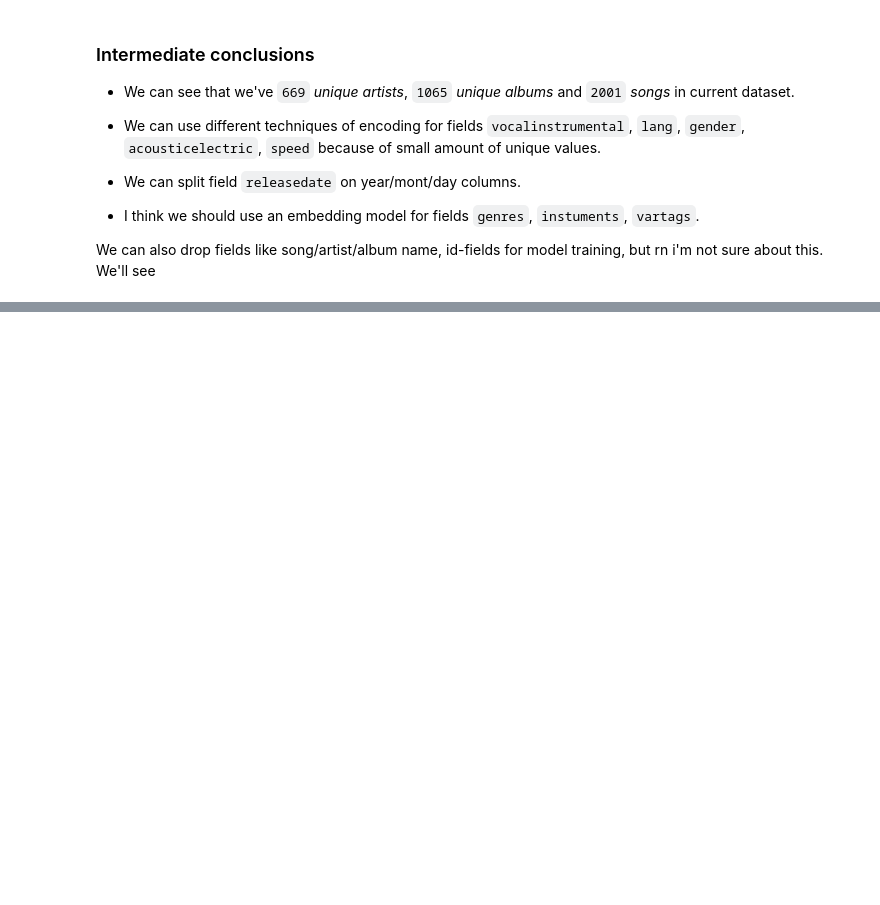
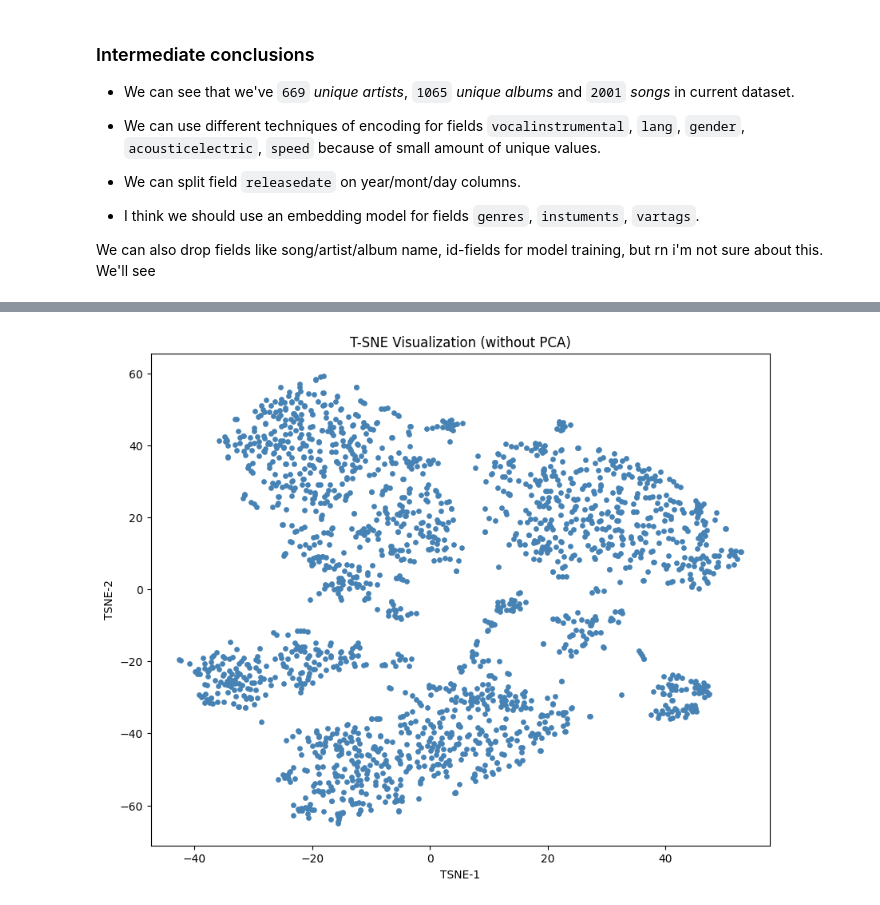
Before and after one commit to layvvs/hse-ai-year-project-2025, a Jupyter notebook: bmyakin-eda/eda.ipynb, the cells around one changed output, grey strips where cells are left out. Cells and saved outputs as stored; diff of their text form; code cells hidden in the pictures; blank space fills up the shorter version.

```diff
--- a/bmyakin-eda/eda.ipynb
+++ b/bmyakin-eda/eda.ipynb
@@ -170,0 +531,28 @@ We can also drop fields like song/artist/album name, id-fields for model trainin
+# %%
+from sklearn.manifold import TSNE
+import matplotlib.pyplot as plt
+
+X = df.drop(columns=[
+    'id', 'artist_id', 'artist_name', 'album_id', 'album_name',
+    'name', 'releasedate_year', 'releasedate_month', 'releasedate_day'
+], errors='ignore', axis=1)
+
+
+tsne = TSNE(
+    n_components=2,
+    perplexity=30,
+    learning_rate=200,
+    max_iter=1000,
+    random_state=42
+)
+X_tsne_no_pca = tsne.fit_transform(X)
+
+plt.figure(figsize=(10, 8))
+plt.scatter(X_tsne_no_pca[:, 0], X_tsne_no_pca[:, 1], s=15, color='steelblue')
+
+plt.title("T-SNE Visualization (without PCA)")
+plt.xlabel("TSNE-1")
+plt.ylabel("TSNE-2")
+plt.show()
+# %% [output]
+[figure, added]
```
Also changed, not shown: parts of 30 cells of this notebook, 1 other file.
